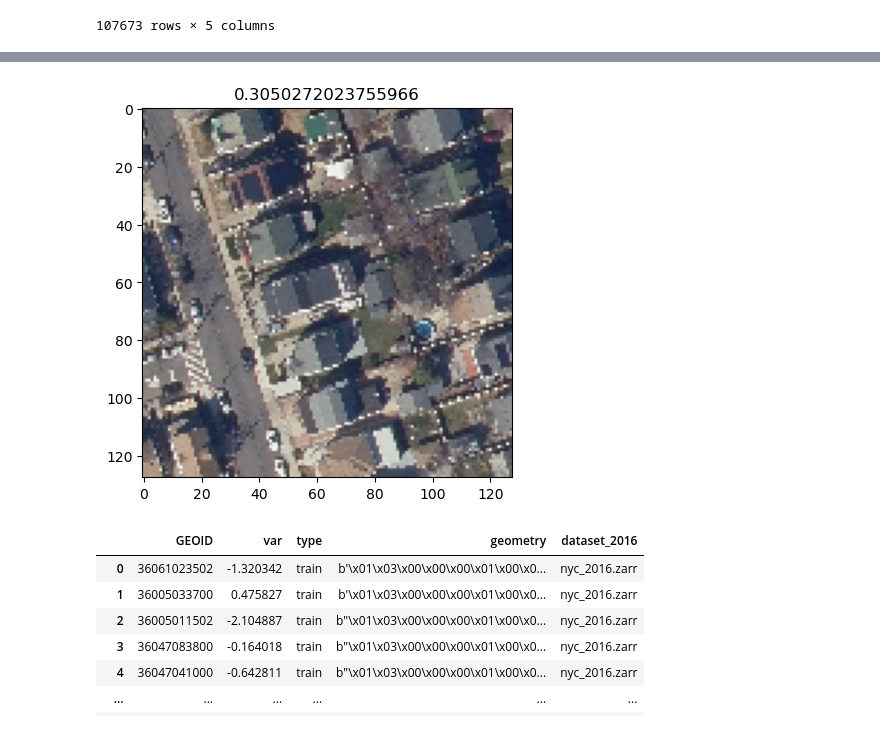
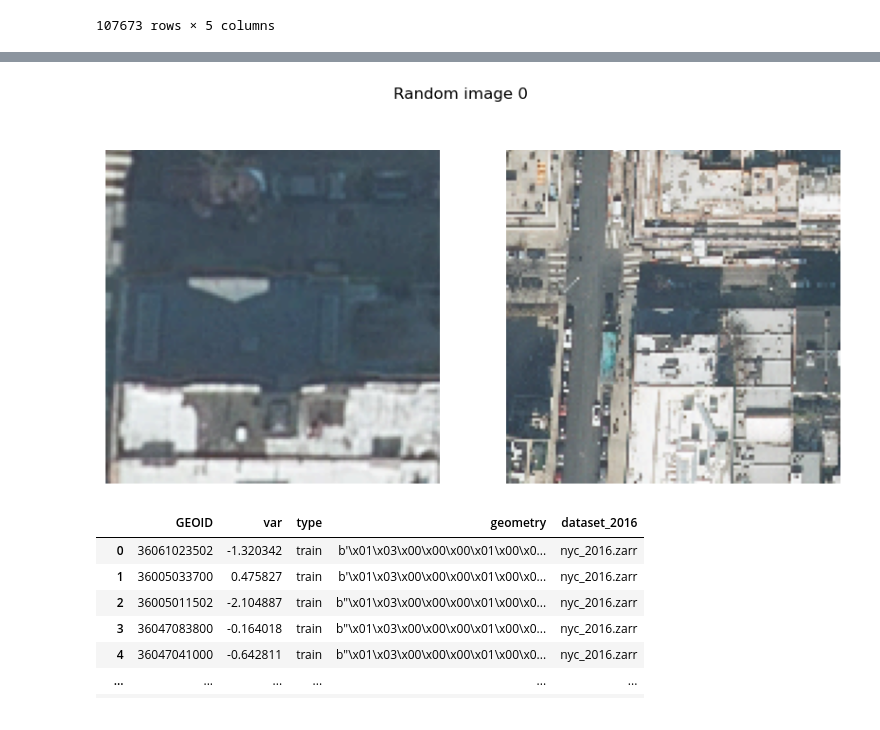
Before and after one commit to Queeno11/ny_state_aerial_imagery_prototype, a Jupyter notebook: notebooks/test.ipynb, the cells around one changed output, grey strips where cells are left out. Drawn from its saved outputs; the diff is of its cells as text; code cells hidden in the pictures.

Commit message:
Model working with data cache

```diff
--- a/notebooks/test.ipynb
+++ b/notebooks/test.ipynb
@@ -132,18 +169,22 @@ gpd.read_feather(r"/mnt/c/Working Papers/NY State Aerial Imagery Prototype/ny_st
 # %%
 import numpy as np
 import matplotlib.pyplot as plt
 
 np.load
 
+# "\\wsl.localhost\Ubuntu\home\abbatenicolas\data\val_datasets\val_size128_tiles1_stacked1-4\test_36081010400.npy"
+img = np.load("/home/abbatenicolas/data/val_datasets/val_size128_tiles1_stacked1-4/test_36061007900.npy")
+random_int = np.random.randint(0, high=img.shape[0])
 
-img = np.load("/mnt/c/Working Papers/NY State Aerial Imagery Prototype/ny_state_aerial_imagery_prototype/data/processed/debug_examples/effnet_v2S_lr0.0005_size128_y2016-2018-2020-2022-2024_stack1-4_Pooling_example_img.npy")
-lbl = np.load("/mnt/c/Working Papers/NY State Aerial Imagery Prototype/ny_state_aerial_imagery_prototype/data/processed/debug_examples/effnet_v2S_lr0.0005_size128_y2016-2018-2020-2022-2024_stack1-4_Pooling_example_lbl.npy")
-
-plt.imshow(img[..., 4:7])  # first band
-plt.title(lbl)
+fig, ax = plt.subplots(1, 2, figsize=(10, 5))
+ax[0].imshow(img[random_int,..., 0:3])  # first band
+ax[0].axis('off')
+ax[1].imshow(img[random_int,..., 4:7])  # first band
+ax[1].axis('off')
+plt.suptitle(f"Random image {random_int}")
 plt.show()
 # %% [output]
-[figure, old version]
+[figure, new version]
 # %%
 from src import geo_utils
 import pandas as pd
```
Also changed, not shown: parts of 6 cells of this notebook, 7 other files.
